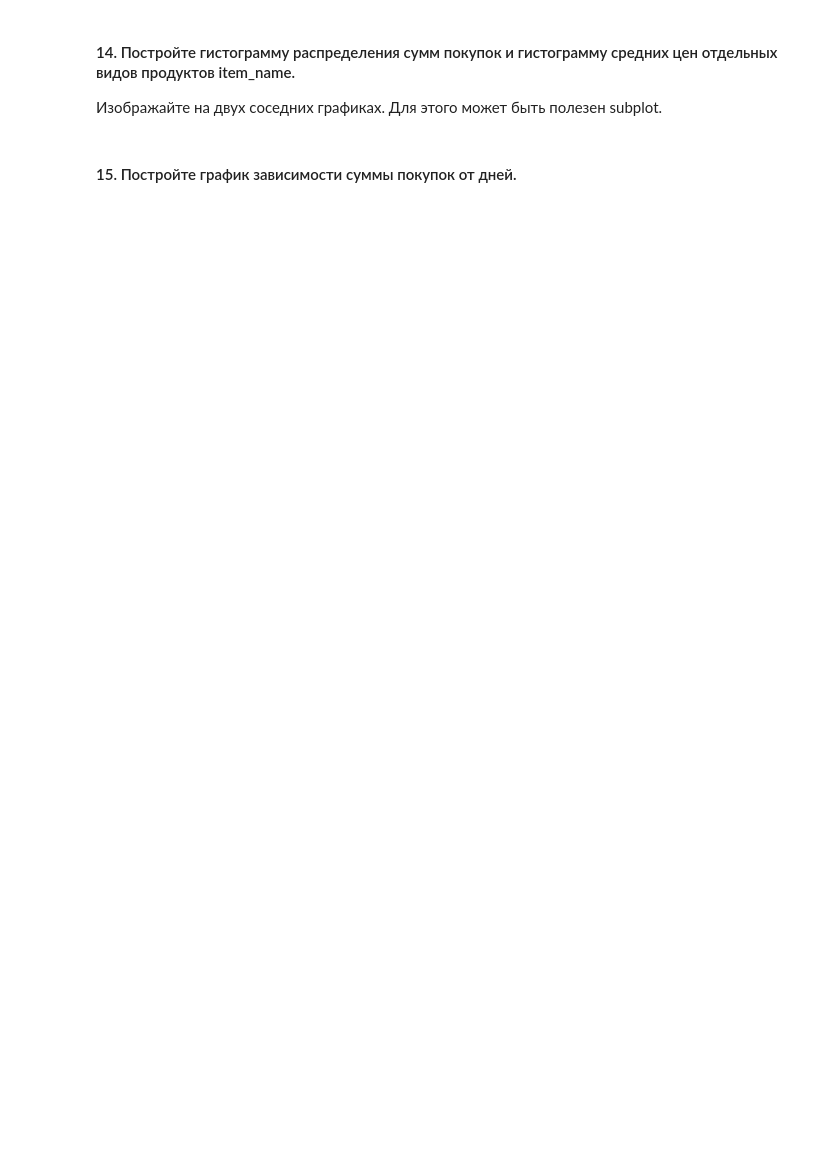
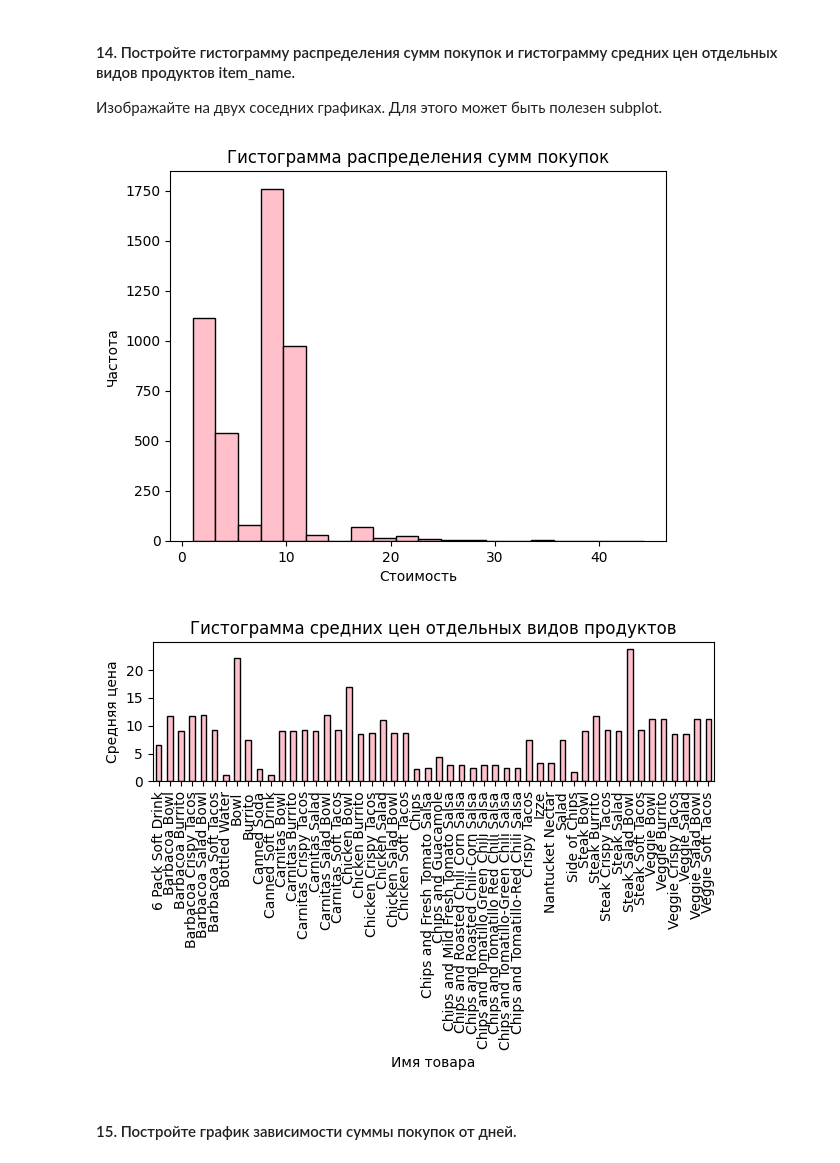
Before and after one commit to chistachill/MathCode-2024, a Jupyter notebook: homework_practice_04_pandas.ipynb, the cells around one changed output. Drawn from its saved outputs; the diff is of its cells as text; code cells hidden in the pictures; blank space fills up the shorter version.

```diff
--- a/homework_practice_04_pandas.ipynb
+++ b/homework_practice_04_pandas.ipynb
@@ -256,2 +344,32 @@ df['date'] = df.order_id.map(dates['date'])
+# %%
+# your code
+import matplotlib.pyplot as plt
+import pandas as pd
+df =pd.read_csv('chipotle.tsv', sep='\t')
+df['item_price'][0]
+df['item_price'].apply(lambda s: float(s.strip()[1:]))
+df['item_price_float']=df['item_price'].apply(lambda s: float(s.strip()[1:]))
+df['item_price_float'].plot(kind='hist', bins=20, color='pink', edgecolor='black')
+
+plt.title('Гистограмма распределения сумм покупок')
+plt.xlabel('Стоимость')
+plt.ylabel('Частота')
+plt.show()
+
+a=df.drop_duplicates('item_name')
+srt = a.groupby('item_name')['item_price_float'].mean()
+
+# Построить гистограмму средних цен отдельных видов продуктов
+srt.plot(kind='bar', color='pink', edgecolor='black')
+
+plt.title('Гистограмма средних цен отдельных видов продуктов')
+plt.xlabel('Имя товара')
+plt.ylabel('Средняя цена')
+plt.xticks(rotation=90)
+plt.tight_layout()
+plt.show()
+# %% [output]
+[figure, added]
+[figure, added]
 # %% [markdown]
 #### 15. Постройте график зависимости суммы покупок от дней.
```
Also changed, not shown: parts of 31 cells of this notebook.
